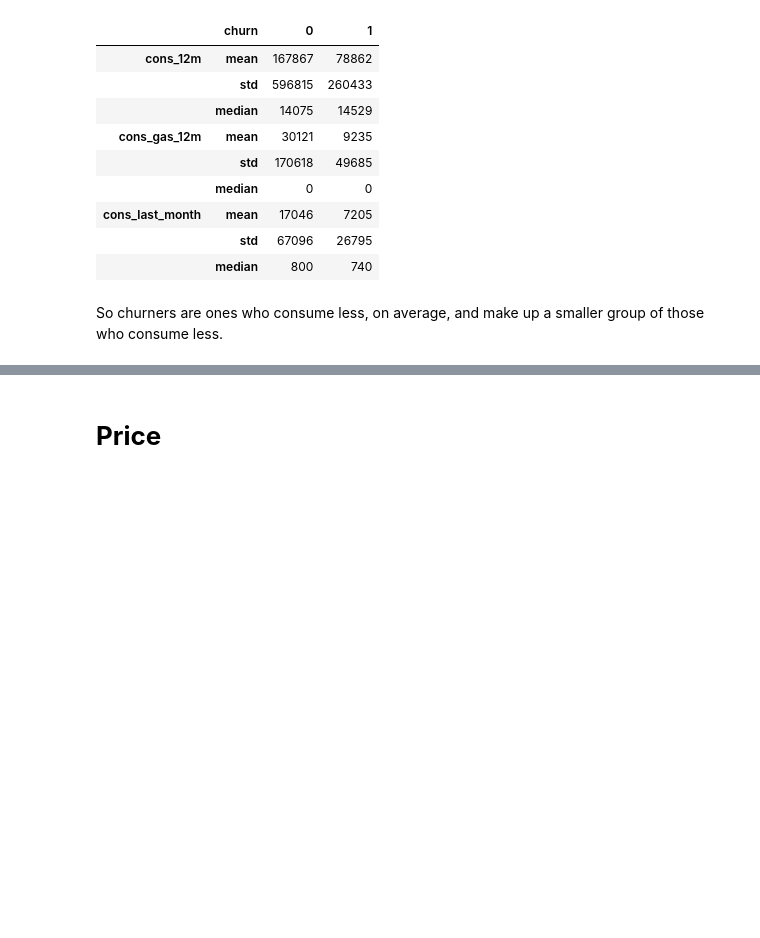
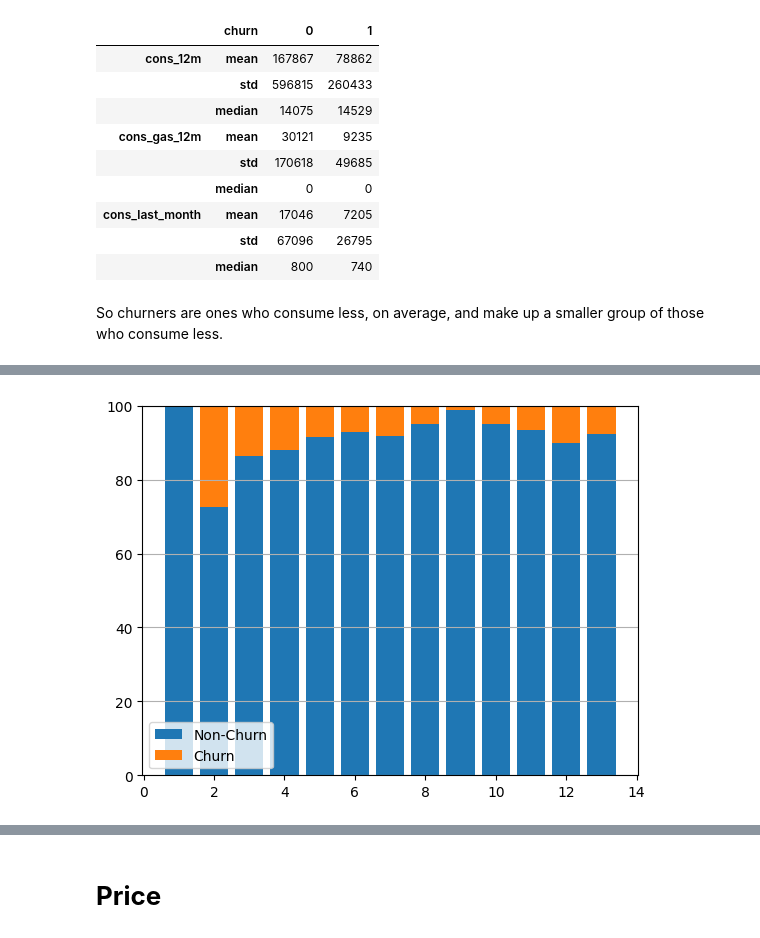
Before and after one commit to bktakacs/Forage-BCG_X-DataScience, a Jupyter notebook: Task 2 - Exploratory Data Analysis/myeda.ipynb, the cells around one changed output, grey strips where cells are left out. Cells and saved outputs as stored; diff of their text form; code cells hidden in the pictures; blank space fills up the shorter version.

```diff
--- a/Task 2 - Exploratory Data Analysis/myeda.ipynb
+++ b/Task 2 - Exploratory Data Analysis/myeda.ipynb
@@ -162,0 +212,5 @@ forc
+# %%
+# Number of years of client
+age = client[['num_years_antig', 'churn']].groupby(['num_years_antig', 'churn']).value_counts().unstack(level=1).fillna(0)
+age = (age.div(age.sum(axis=1), axis=0) * 100).round(1)
+age
@@ -162,0 +233,9 @@ forc
+# %%
+plt.figure()
+plt.bar(age.index, age[0], label='Non-Churn')
+plt.bar(age.index, age[1], bottom=age[0], label='Churn')
+plt.legend()
+plt.grid(axis='y')
+plt.show()
+# %% [output]
+[figure, added]
```
Also changed, not shown: parts of 30 cells of this notebook.
